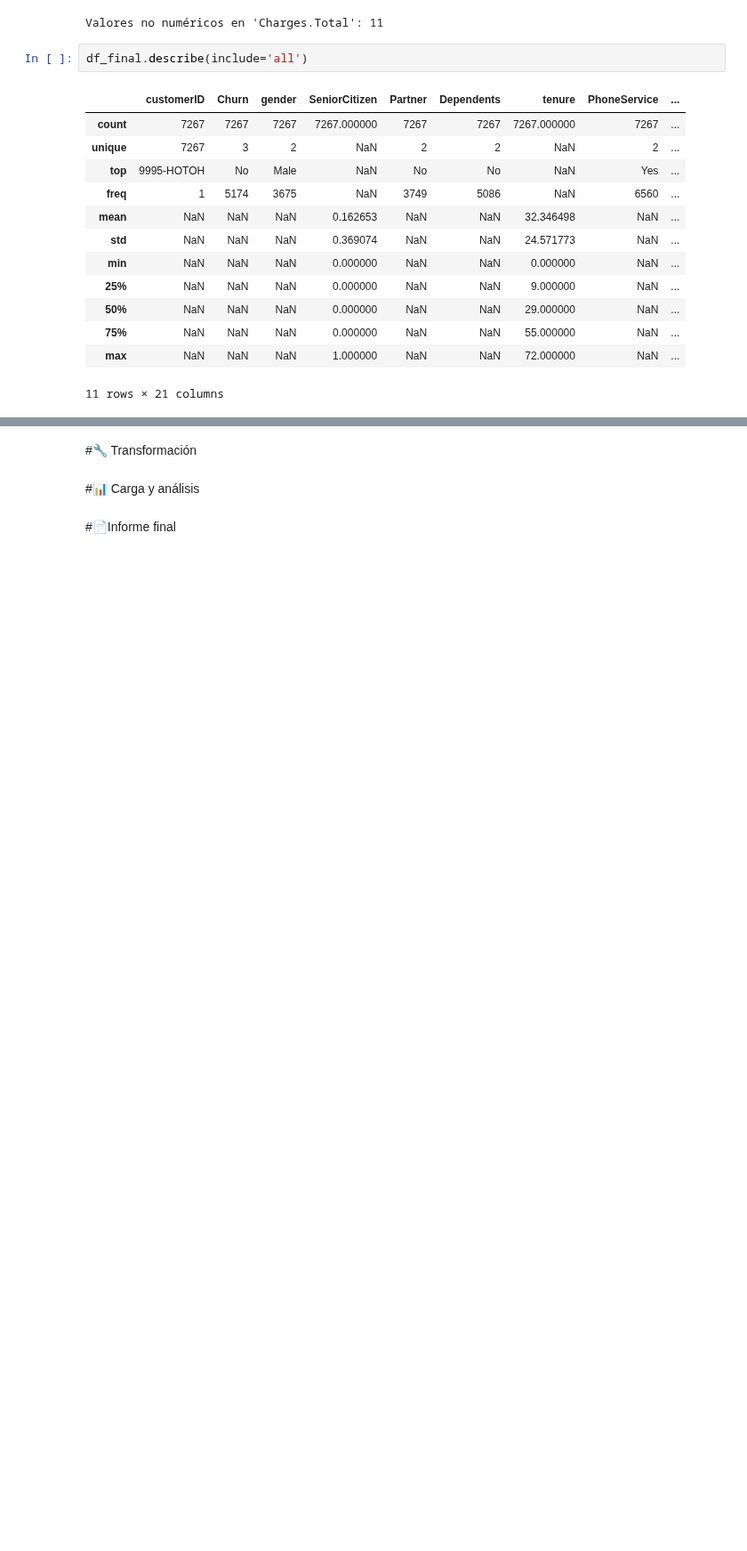
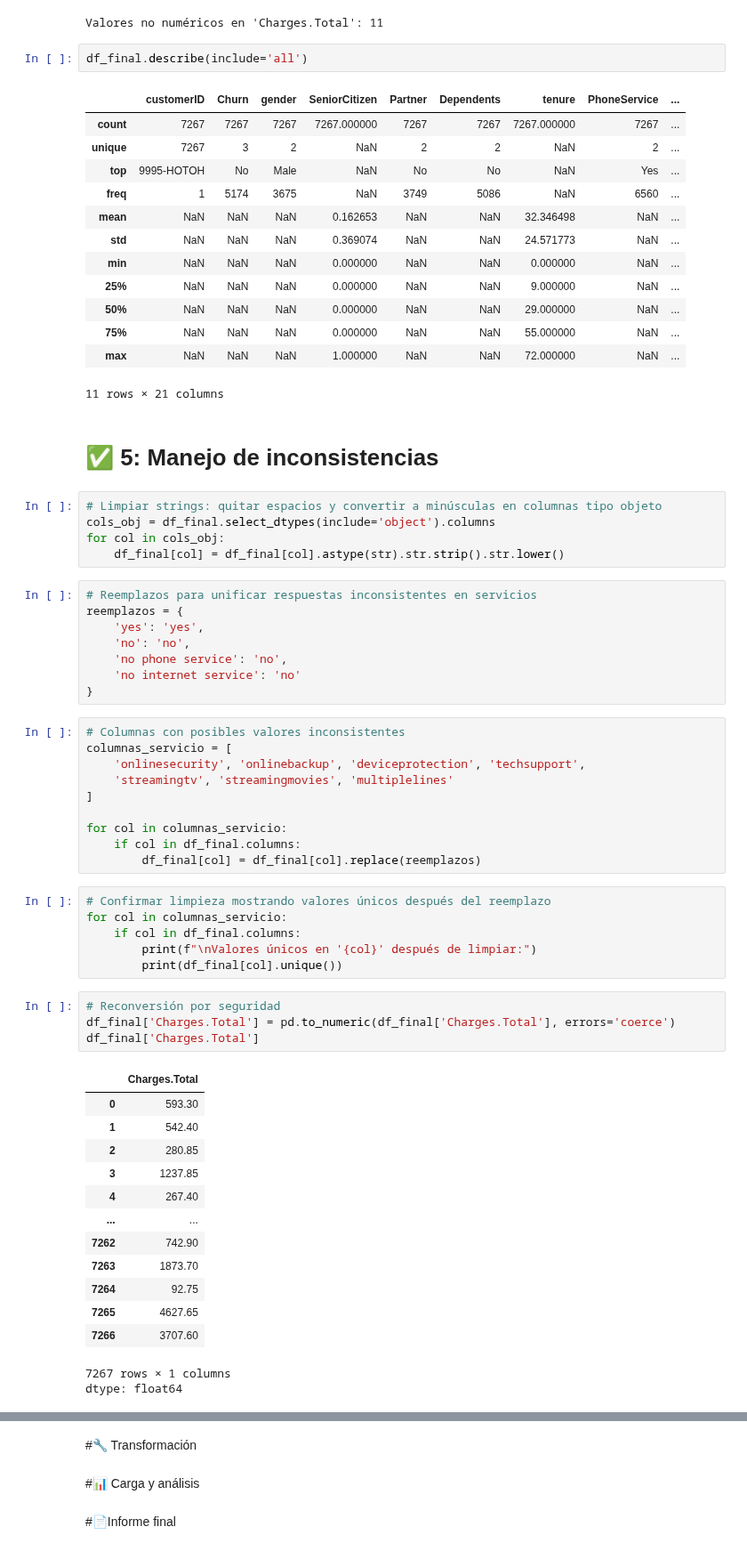
Before and after one commit to NatSama2/Curso-Alura-Latam, a Jupyter notebook: challenge2-data-science-TelecomX/TelecomX_LATAM.ipynb, the cells around one changed output, grey strips where cells are left out. Shown at 89% size. Cells and saved outputs as stored; diff of their text form; blank space fills up the shorter version.

Commit message:
Manejo de inconsistencias

```diff
--- a/challenge2-data-science-TelecomX/TelecomX_LATAM.ipynb
+++ b/challenge2-data-science-TelecomX/TelecomX_LATAM.ipynb
@@ -188,3 +188,53 @@ df_final.describe(include='all')
 | 75% | NaN | NaN | NaN | 0.000000 | NaN | NaN | 55.000000 | NaN | ... |
 | max | NaN | NaN | NaN | 1.000000 | NaN | NaN | 72.000000 | NaN | ... |
 11 rows × 21 columns
+# %% [markdown]
+# ✅ 5: Manejo de inconsistencias
+# %%
+# Limpiar strings: quitar espacios y convertir a minúsculas en columnas tipo objeto
+cols_obj = df_final.select_dtypes(include='object').columns
+for col in cols_obj:
+    df_final[col] = df_final[col].astype(str).str.strip().str.lower()
+# %%
+# Reemplazos para unificar respuestas inconsistentes en servicios
+reemplazos = {
+    'yes': 'yes',
+    'no': 'no',
+    'no phone service': 'no',
+    'no internet service': 'no'
+}
+# %%
+# Columnas con posibles valores inconsistentes
+columnas_servicio = [
+    'onlinesecurity', 'onlinebackup', 'deviceprotection', 'techsupport',
+    'streamingtv', 'streamingmovies', 'multiplelines'
+]
+
+for col in columnas_servicio:
+    if col in df_final.columns:
+        df_final[col] = df_final[col].replace(reemplazos)
+# %%
+# Confirmar limpieza mostrando valores únicos después del reemplazo
+for col in columnas_servicio:
+    if col in df_final.columns:
+        print(f"\nValores únicos en '{col}' después de limpiar:")
+        print(df_final[col].unique())
+# %%
+# Reconversión por seguridad
+df_final['Charges.Total'] = pd.to_numeric(df_final['Charges.Total'], errors='coerce')
+df_final['Charges.Total']
+# %% [output]
+|  | Charges.Total |
+| 0 | 593.30 |
+| 1 | 542.40 |
+| 2 | 280.85 |
+| 3 | 1237.85 |
+| 4 | 267.40 |
+| ... | ... |
+| 7262 | 742.90 |
+| 7263 | 1873.70 |
+| 7264 | 92.75 |
+| 7265 | 4627.65 |
+| 7266 | 3707.60 |
+7267 rows × 1 columns
+dtype: float64
```
Also changed, not shown: parts of 1 cell of this notebook.
